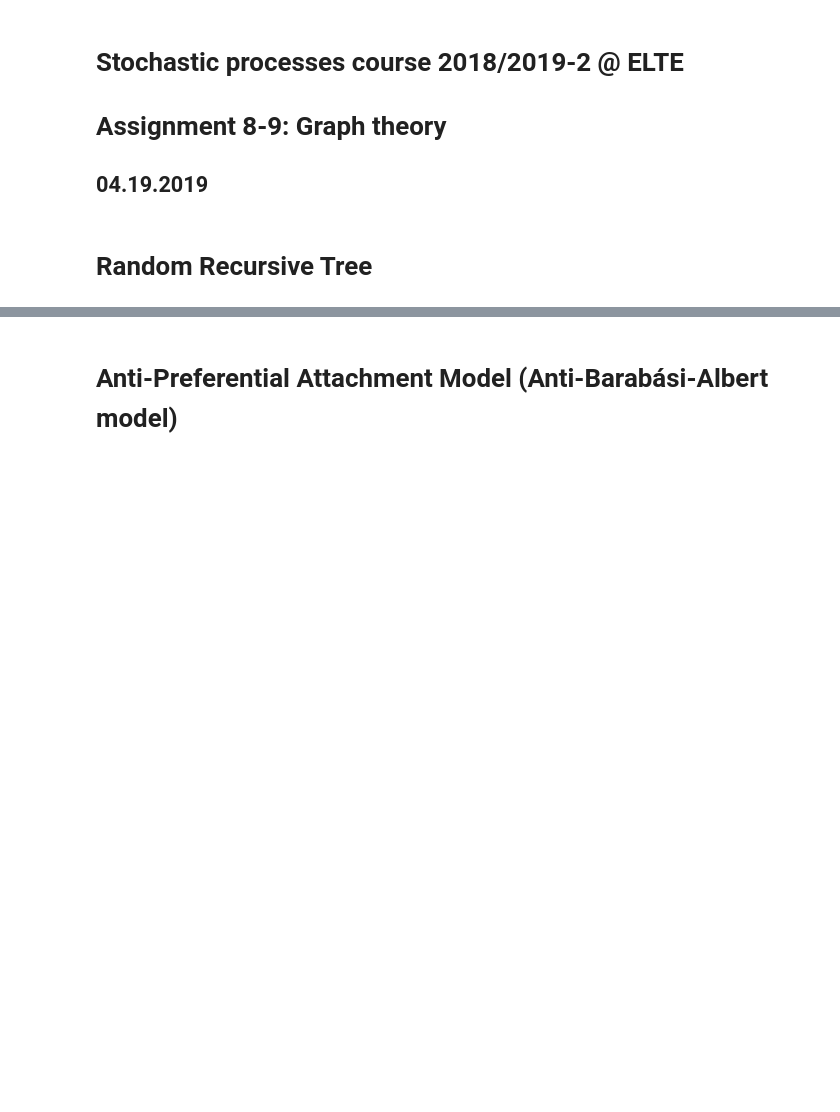
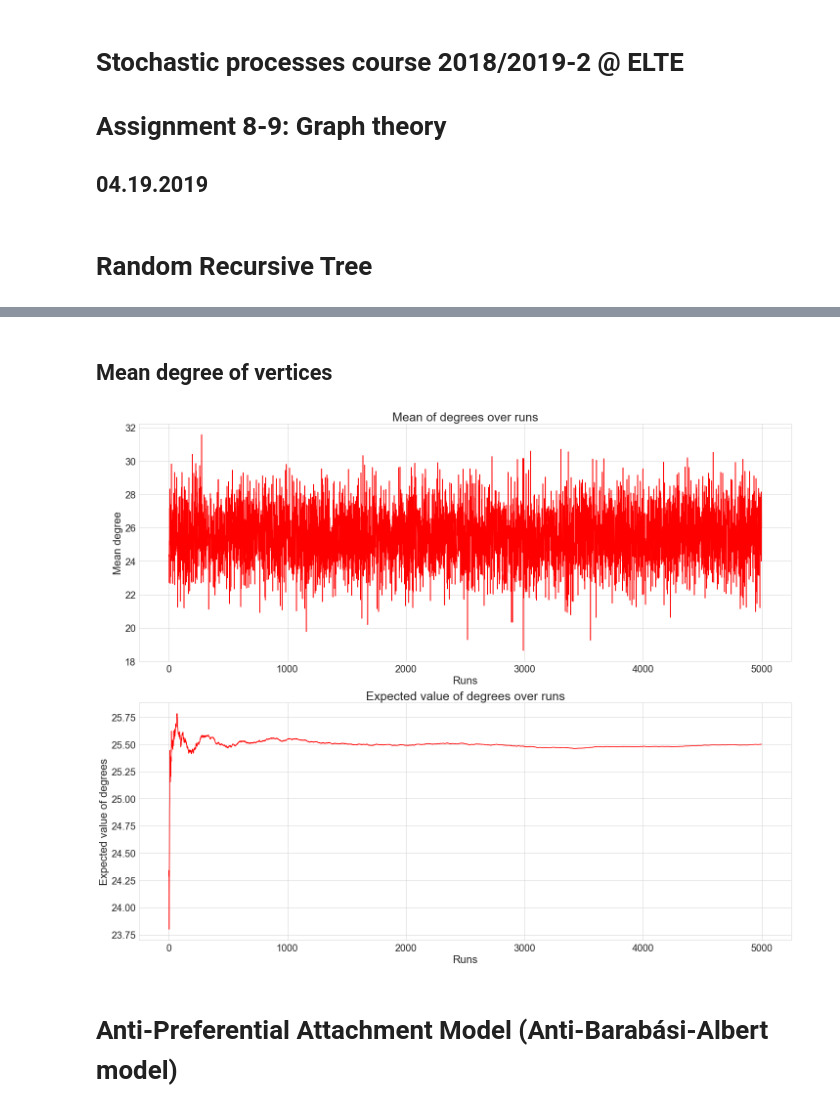
Before and after one commit to masterdesky/ELTE-stochastic-processes-2019, a Jupyter notebook: Lecture 9/Homework 8-9/Stochastic processes - 8-9..ipynb, the cells around one changed output, grey strips where cells are left out. Drawn from its saved outputs; the diff is of its cells as text; code cells hidden in the pictures; blank space fills up the shorter version.

```diff
--- a/Lecture 9/Homework 8-9/Stochastic processes - 8-9..ipynb
+++ b/Lecture 9/Homework 8-9/Stochastic processes - 8-9..ipynb
@@ -125,3 +131,47 @@ plt.show()
+# %% [markdown]
+## Mean degree of vertices
+# %%
+runs_rrt = 5000
+degree_means_rrt = np.zeros((runs_rrt))
+
+for i in range(0, runs_rrt):
+    graph_rrt_current, count_rrt_current, dist_rrt_current = random_recursive_tree(n_edges_rrt)
+    degree_means_rrt[i] = np.mean(graph_rrt_current)
+# %%
+nrows = 2
+ncols = 1
+fig, axes = plt.subplots(nrows=nrows, ncols=ncols, figsize=(ncols*20,nrows*8))
+
+titlesize = 25
+axislabelsize = 22
+axisticksize = 20
+
+axes[0].plot([k for k in range(0, runs_rrt)],
+             degree_means_rrt, color='red')
+
+axes[1].plot([k for k in range(0, runs_rrt)],
+             [np.mean(degree_means_rrt[:k+1]) for k in range(0, runs_rrt)], color='red')
+
+axes[0].set_title('Mean of degrees over runs', fontsize=titlesize)
+axes[1].set_title('Expected value of degrees over runs', fontsize=titlesize)
+
+axes[0].set_ylabel('Mean degree', fontsize=axislabelsize)
+axes[1].set_ylabel('Expected value of degrees', fontsize=axislabelsize)
+
+for i in range(0, nrows):
+    axes[i].set_xlabel('Runs', fontsize=axislabelsize)
+    axes[i].tick_params(axis='both', which='major', labelsize=axisticksize)
+
+fig.tight_layout()
+plt.savefig(image_path +
+            'rrt_mean.' +
+            image_format,
+            format=image_format,
+            dpi=image_dpi,
+            bbox_inches='tight')
+plt.show()
+# %% [output]
+[figure, added]
 # %% [markdown]
 # Anti-Preferential Attachment Model (Anti-Barabási-Albert model)
 # %%
```
Also changed, not shown: parts of 5 cells of this notebook, 4 other files.
